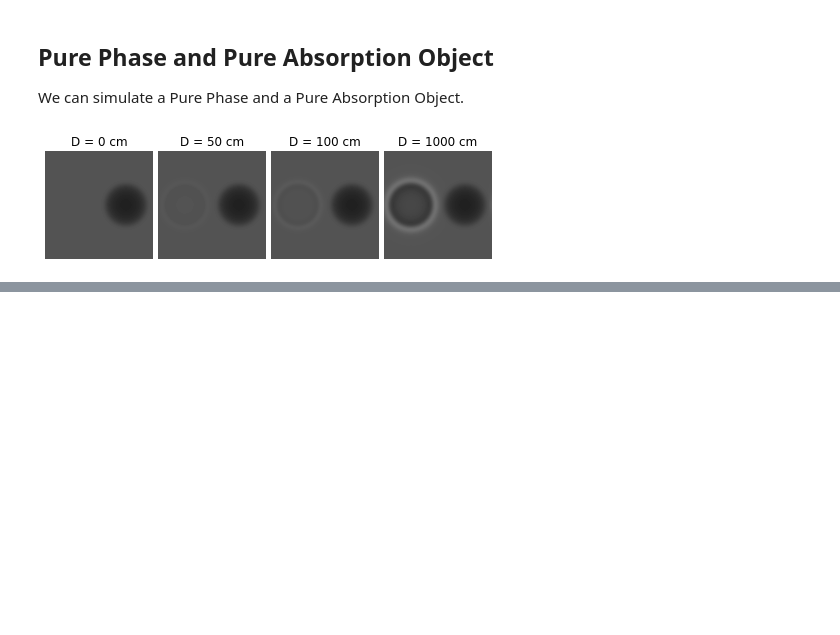
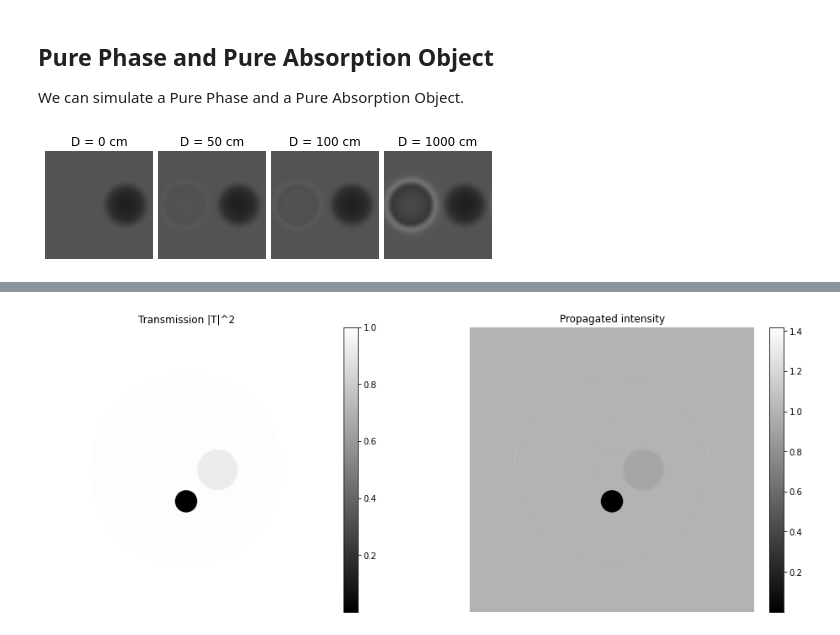
Before and after one commit to PREDICO-Project/XPCIpy, a Jupyter notebook: Notebooks/Propagation.ipynb, the cells around one changed output, grey strips where cells are left out. Cells and saved outputs as stored; diff of their text form; code cells hidden in the pictures; blank space fills up the shorter version.

```diff
--- a/Notebooks/Propagation.ipynb
+++ b/Notebooks/Propagation.ipynb
@@ -173,0 +214,84 @@ plt.show()
+# %%
+import importlib
+from PIL import Image
+import matplotlib.pyplot as plt
+import os, sys
+import numpy as np
+sys.path.append(os.path.abspath(os.path.join(os.path.abspath(''), os.pardir)))
+
+import src.PCSim.experiments as exp
+import src.PCSim.Geometry as geom
+import src.PCSim.Objects as obj
+import src.PCSim.source as source
+import src.PCSim.detector as detector
+
+exp = importlib.reload(exp)
+
+# === PARÁMETROS ===
+energy = 25.0  # keV
+pixel_size = 10.0  # µm (mantener en 1 para consistencia con todas las escalas físicas del sistema)
+n = 768
+DSD = 215.0  # cm
+Beam_distribution = 'Plane'
+detector_pixel_size = 10.0  # µm
+detector_FWHM = 10.0  # µm
+phantom_dso = 15.0  # cm
+
+MyGeometry = geom.Geometry(DSD)
+MySource = source.Source((1, 1), 'Mono', energy, Beam_distribution, pixel_size)
+MyDetectorIdeal = detector.Detector('Ideal', detector_pixel_size, detector_FWHM, 'gaussian', pixel_size)
+
+# Base disk: water phantom
+background = obj.Disk(n, radius=2600, thickness=160, pixel_size=pixel_size,
+                      material='H2O', DSO=phantom_dso, x_shift=0, y_shift=0)
+
+# Four inserts in the same plane.
+insert_al = obj.Disk(n, radius=550, thickness=160, pixel_size=pixel_size,
+                    material='Al', DSO=phantom_dso, x_shift=-850, y_shift=0)
+insert_al.is_insert = True
+
+insert_pmma = obj.Disk(n, radius=450, thickness=160, pixel_size=pixel_size,
+                       material='PMMA', DSO=phantom_dso, x_shift=850, y_shift=0)
+insert_pmma.is_insert = True
+
+insert_adipose = obj.Disk(n, radius=380, thickness=160, pixel_size=pixel_size,
+                          material='Breast_Adipose', DSO=phantom_dso, x_shift=0, y_shift=850)
+insert_adipose.is_insert = True
+
+insert_gold = obj.Disk(n, radius=300, thickness=160, pixel_size=pixel_size,
+                       material='Au', DSO=phantom_dso, x_shift=0, y_shift=-850)
+insert_gold.is_insert = True
+
+sample_insert = [background, insert_al, insert_pmma, insert_adipose, insert_gold]
+
+T = exp._group_transmission_with_insert_replace(sample_insert, energy, pixel_size)
+T2 = np.abs(T) ** 2
+
+intensity_insert = exp.Experiment_Inline(n, MyGeometry, MySource, MyDetectorIdeal, sample_insert, apply_detector=False)
+
+center_row = n // 2
+
+fig, axes = plt.subplots(1, 2, figsize=(14, 5), constrained_layout=True)
+
+im0 = axes[0].imshow(T2, cmap='gray')
+axes[0].set_title('Transmission |T|^2')
+plt.colorbar(im0, ax=axes[0], fraction=0.046, pad=0.04)
+axes[0].axis('off')
+
+im1 = axes[1].imshow(intensity_insert, cmap='gray')
+axes[1].set_title('Propagated intensity')
+plt.colorbar(im1, ax=axes[1], fraction=0.046, pad=0.04)
+axes[1].axis('off')
+
+plt.show()
+
+#im = Image.fromarray(Intensity_detector)
+#im.save('Cyl_Analytic_10cm.tif')
+
+im = Image.fromarray(intensity_insert)
+im.save('Intensity_with_Inserts.tiff')
+
+im2 = Image.fromarray(T2)
+im2.save('Transmission_with_Inserts.tiff')
+# %% [output]
+[figure, added]
```
Also changed, not shown: parts of 5 cells of this notebook, 23 other files.
